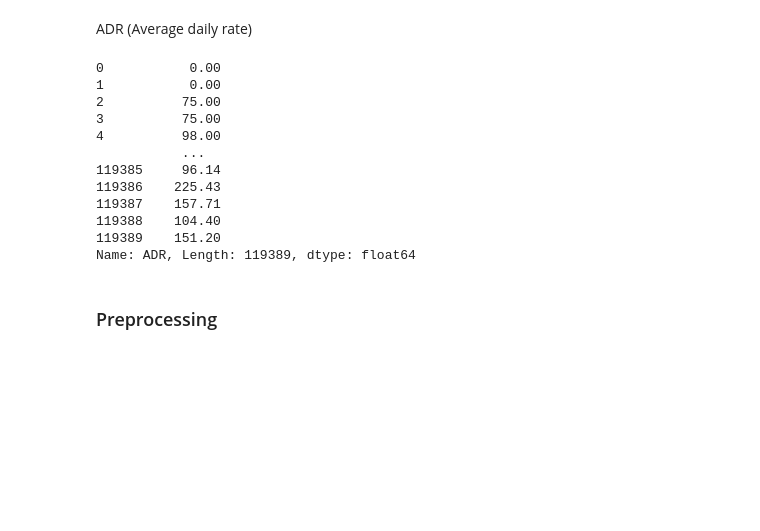
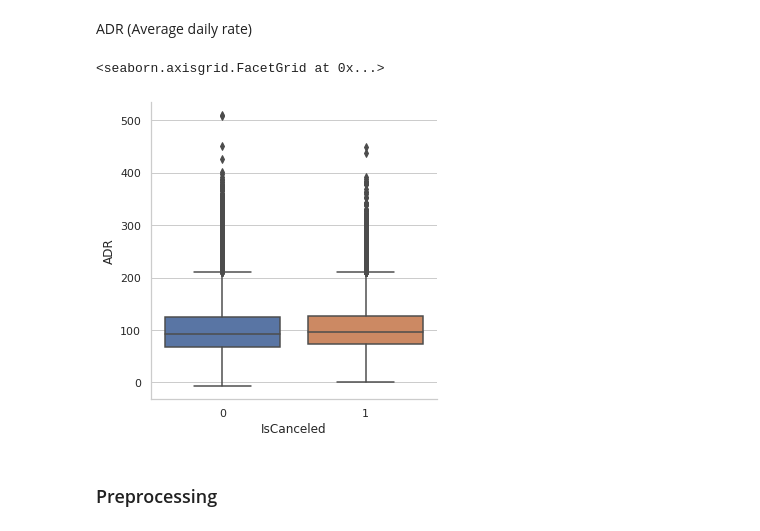
Before and after one commit to alejandromanas/GoogleColab_public, a Jupyter notebook: bookings/code/bookings.ipynb, the cells around one changed output. Cells and saved outputs as stored; diff of their text form; code cells hidden in the pictures; blank space fills up the shorter version.

```diff
--- a/bookings/code/bookings.ipynb
+++ b/bookings/code/bookings.ipynb
@@ -192,24 +192,10 @@ ADR (Average daily rate)
 # %%
 df=df_analysis[df_analysis['ADR']< 5000][['IsCanceled','ADR']]
 #df.IsCanceled=df.IsCanceled.astype('str')
 sns.catplot(x="IsCanceled", y="ADR", kind="box", data=df)
-
-df=df_analysis[df_analysis['ADR']< 5000][['IsCanceled','ADR']]
-df.ADR_log=np.log(df.ADR)
-sns.catplot(x="IsCanceled", y="ADR_log", kind="box", data=df)
 # %% [output]
-0           0.00
-1           0.00
-2          75.00
-3          75.00
-4          98.00
-           ...
-119385     96.14
-119386    225.43
-119387    157.71
-119388    104.40
-119389    151.20
-Name: ADR, Length: 119389, dtype: float64
+<seaborn.axisgrid.FacetGrid at 0x...>
+[figure, added]
 # %% [markdown]
 ### Preprocessing
 # %%
```
